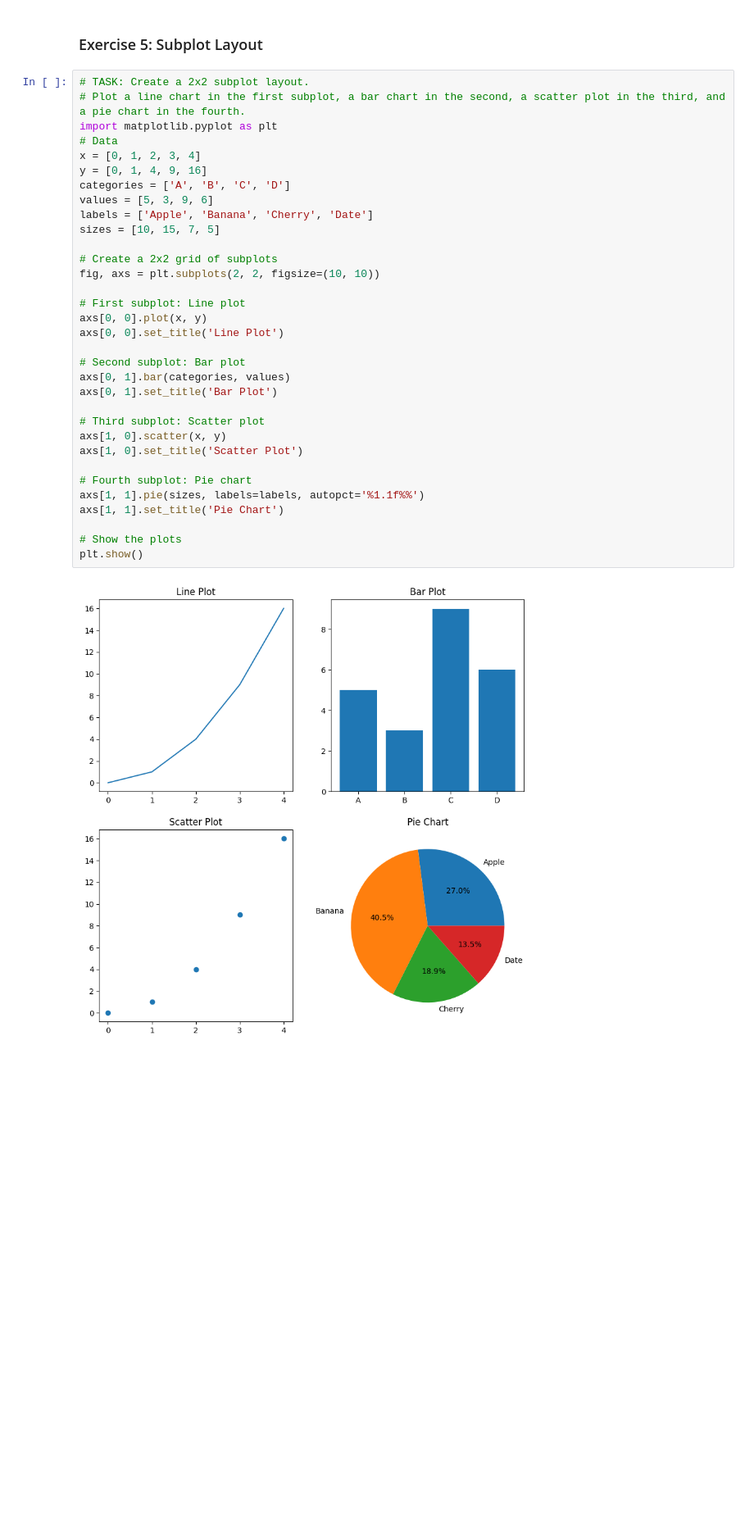
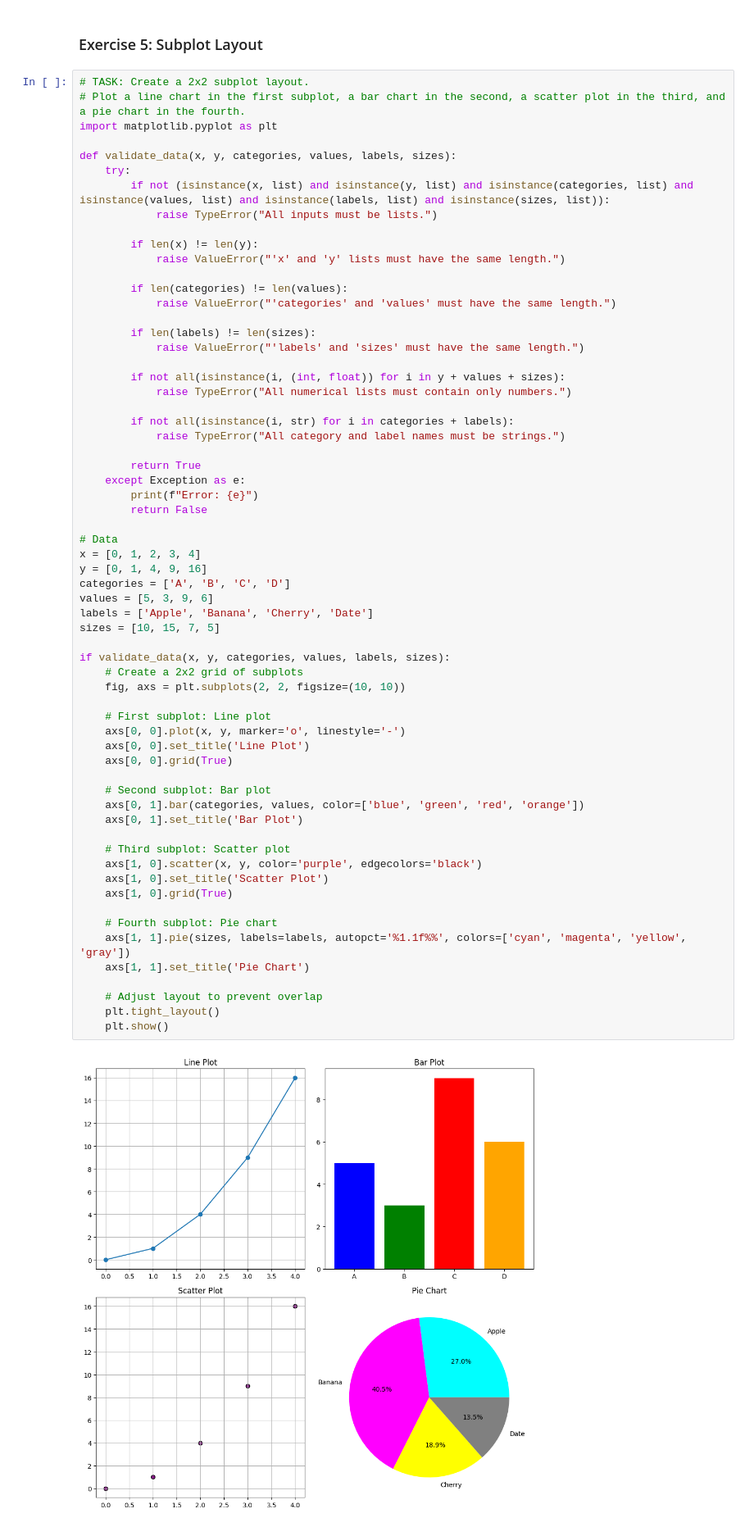
Before and after one commit to Veneel77/python-jupyter-template, a Jupyter notebook: src/5-subplot.ipynb, the cells around one changed output. Shown at 82% size. Drawn from its saved outputs; the diff is of its cells as text; blank space fills up the shorter version.

```diff
--- a/src/5-subplot.ipynb
+++ b/src/5-subplot.ipynb
@@ -3,35 +3,65 @@
 # %%
 # TASK: Create a 2x2 subplot layout.
 # Plot a line chart in the first subplot, a bar chart in the second, a scatter plot in the third, and a pie chart in the fourth.
 import matplotlib.pyplot as plt
+
+def validate_data(x, y, categories, values, labels, sizes):
+    try:
+        if not (isinstance(x, list) and isinstance(y, list) and isinstance(categories, list) and isinstance(values, list) and isinstance(labels, list) and isinstance(sizes, list)):
+            raise TypeError("All inputs must be lists.")
+
+        if len(x) != len(y):
+            raise ValueError("'x' and 'y' lists must have the same length.")
+
+        if len(categories) != len(values):
+            raise ValueError("'categories' and 'values' must have the same length.")
+
+        if len(labels) != len(sizes):
+            raise ValueError("'labels' and 'sizes' must have the same length.")
+
+        if not all(isinstance(i, (int, float)) for i in y + values + sizes):
+            raise TypeError("All numerical lists must contain only numbers.")
+
+        if not all(isinstance(i, str) for i in categories + labels):
+            raise TypeError("All category and label names must be strings.")
+
+        return True
+    except Exception as e:
+        print(f"Error: {e}")
+        return False
+
 # Data
 x = [0, 1, 2, 3, 4]
 y = [0, 1, 4, 9, 16]
 categories = ['A', 'B', 'C', 'D']
 values = [5, 3, 9, 6]
 labels = ['Apple', 'Banana', 'Cherry', 'Date']
 sizes = [10, 15, 7, 5]
 
-# Create a 2x2 grid of subplots
-fig, axs = plt.subplots(2, 2, figsize=(10, 10))
+if validate_data(x, y, categories, values, labels, sizes):
+    # Create a 2x2 grid of subplots
+    fig, axs = plt.subplots(2, 2, figsize=(10, 10))
 
-# First subplot: Line plot
-axs[0, 0].plot(x, y)
-axs[0, 0].set_title('Line Plot')
+    # First subplot: Line plot
+    axs[0, 0].plot(x, y, marker='o', linestyle='-')
+    axs[0, 0].set_title('Line Plot')
+    axs[0, 0].grid(True)
 
-# Second subplot: Bar plot
-axs[0, 1].bar(categories, values)
-axs[0, 1].set_title('Bar Plot')
+    # Second subplot: Bar plot
+    axs[0, 1].bar(categories, values, color=['blue', 'green', 'red', 'orange'])
+    axs[0, 1].set_title('Bar Plot')
 
-# Third subplot: Scatter plot
-axs[1, 0].scatter(x, y)
-axs[1, 0].set_title('Scatter Plot')
+    # Third subplot: Scatter plot
+    axs[1, 0].scatter(x, y, color='purple', edgecolors='black')
+    axs[1, 0].set_title('Scatter Plot')
+    axs[1, 0].grid(True)
 
-# Fourth subplot: Pie chart
-axs[1, 1].pie(sizes, labels=labels, autopct='%1.1f%%')
-axs[1, 1].set_title('Pie Chart')
+    # Fourth subplot: Pie chart
+    axs[1, 1].pie(sizes, labels=labels, autopct='%1.1f%%', colors=['cyan', 'magenta', 'yellow', 'gray'])
+    axs[1, 1].set_title('Pie Chart')
 
-# Show the plots
-plt.show()
+    # Adjust layout to prevent overlap
+    plt.tight_layout()
+    plt.show()
 # %% [output]
-[figure, old version]
+[figure, new version]
```
Also changed, not shown: 4 other files.
